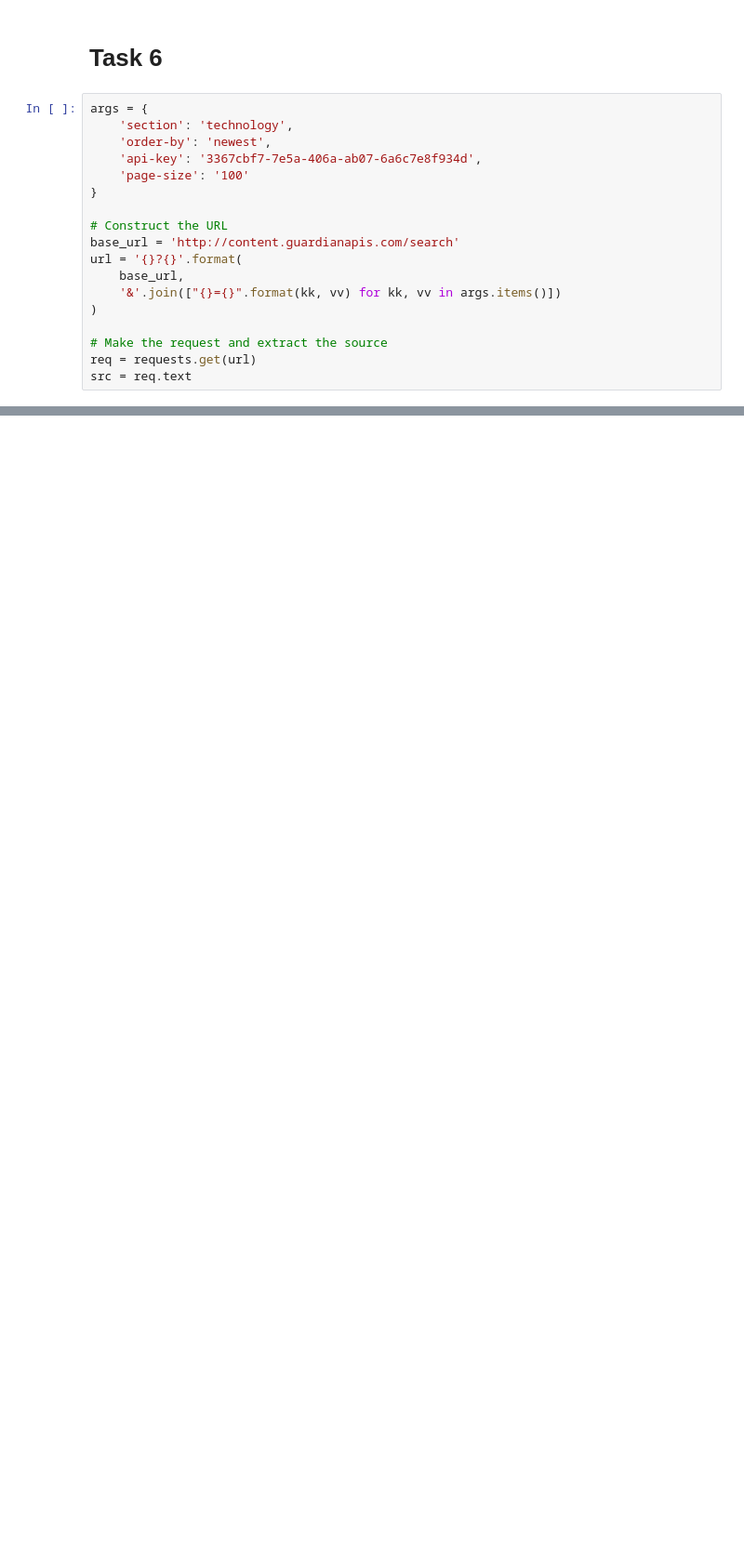
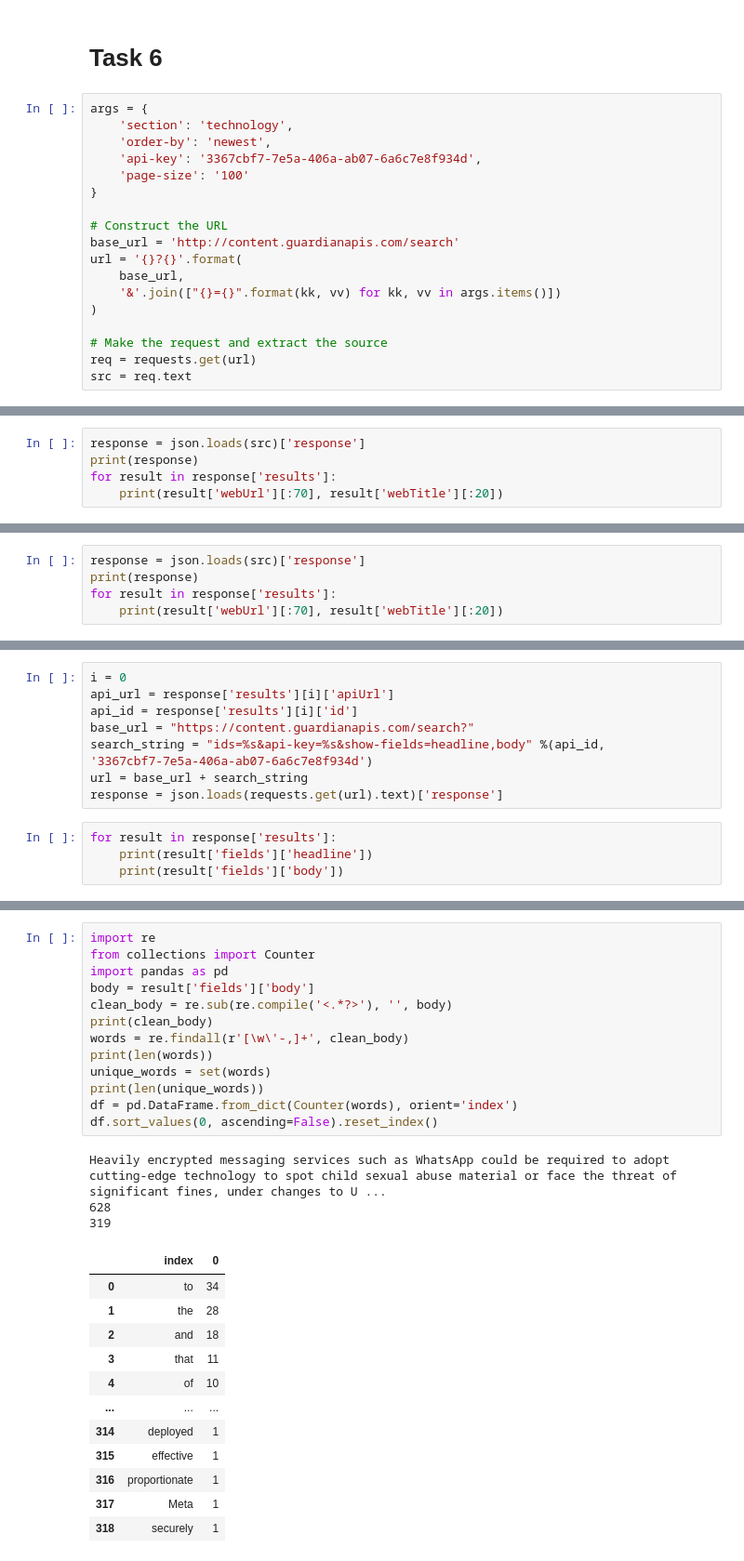
Before and after one commit to sjpollard/ads-labs, a Jupyter notebook: lab1/06_web_scraping_api-initial.ipynb, the cells around one changed output, grey strips where cells are left out. Shown: that part at 93% size. Drawn from its saved outputs; the diff is of its cells as text; blank space fills up the shorter version.

```diff
--- a/lab1/06_web_scraping_api-initial.ipynb
+++ b/lab1/06_web_scraping_api-initial.ipynb
@@ -196,0 +267,5 @@ src = req.text
+# %%
+response = json.loads(src)['response']
+print(response)
+for result in response['results']:
+    print(result['webUrl'][:70], result['webTitle'][:20])
@@ -196,0 +295,5 @@ src = req.text
+# %%
+response = json.loads(src)['response']
+print(response)
+for result in response['results']:
+    print(result['webUrl'][:70], result['webTitle'][:20])
@@ -196,0 +321,13 @@ src = req.text
+# %%
+i = 0
+api_url = response['results'][i]['apiUrl']
+api_id = response['results'][i]['id']
+base_url = "https://content.guardianapis.com/search?"
+search_string = "ids=%s&api-key=%s&show-fields=headline,body" %(api_id,
+'3367cbf7-7e5a-406a-ab07-6a6c7e8f934d')
+url = base_url + search_string
+response = json.loads(requests.get(url).text)['response']
+# %%
+for result in response['results']:
+    print(result['fields']['headline'])
+    print(result['fields']['body'])
@@ -196,0 +339,29 @@ src = req.text
+# %%
+import re
+from collections import Counter
+import pandas as pd
+body = result['fields']['body']
+clean_body = re.sub(re.compile('<.*?>'), '', body)
+print(clean_body)
+words = re.findall(r'[\w\'-,]+', clean_body)
+print(len(words))
+unique_words = set(words)
+print(len(unique_words))
+df = pd.DataFrame.from_dict(Counter(words), orient='index')
+df.sort_values(0, ascending=False).reset_index()
+# %% [output]
+Heavily encrypted messaging services such as WhatsApp could be required to adopt cutting-edge technology to spot child sexual abuse material or face the threat of significant fines, under changes to U ...
+628
+319
+|  | index | 0 |
+| 0 | to | 34 |
+| 1 | the | 28 |
+| 2 | and | 18 |
+| 3 | that | 11 |
+| 4 | of | 10 |
+| ... | ... | ... |
+| 314 | deployed | 1 |
+| 315 | effective | 1 |
+| 316 | proportionate | 1 |
+| 317 | Meta | 1 |
+| 318 | securely | 1 |
```
Also changed, not shown: parts of 12 cells of this notebook, 1 other file.
